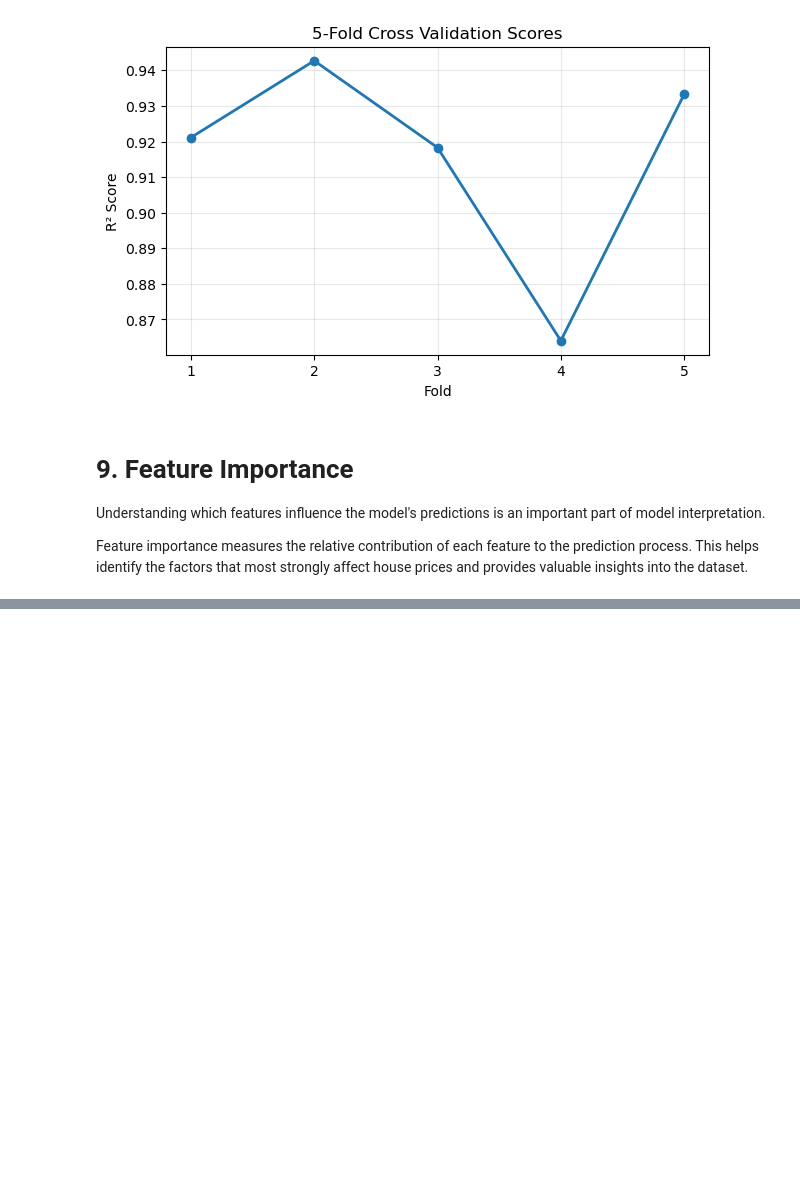
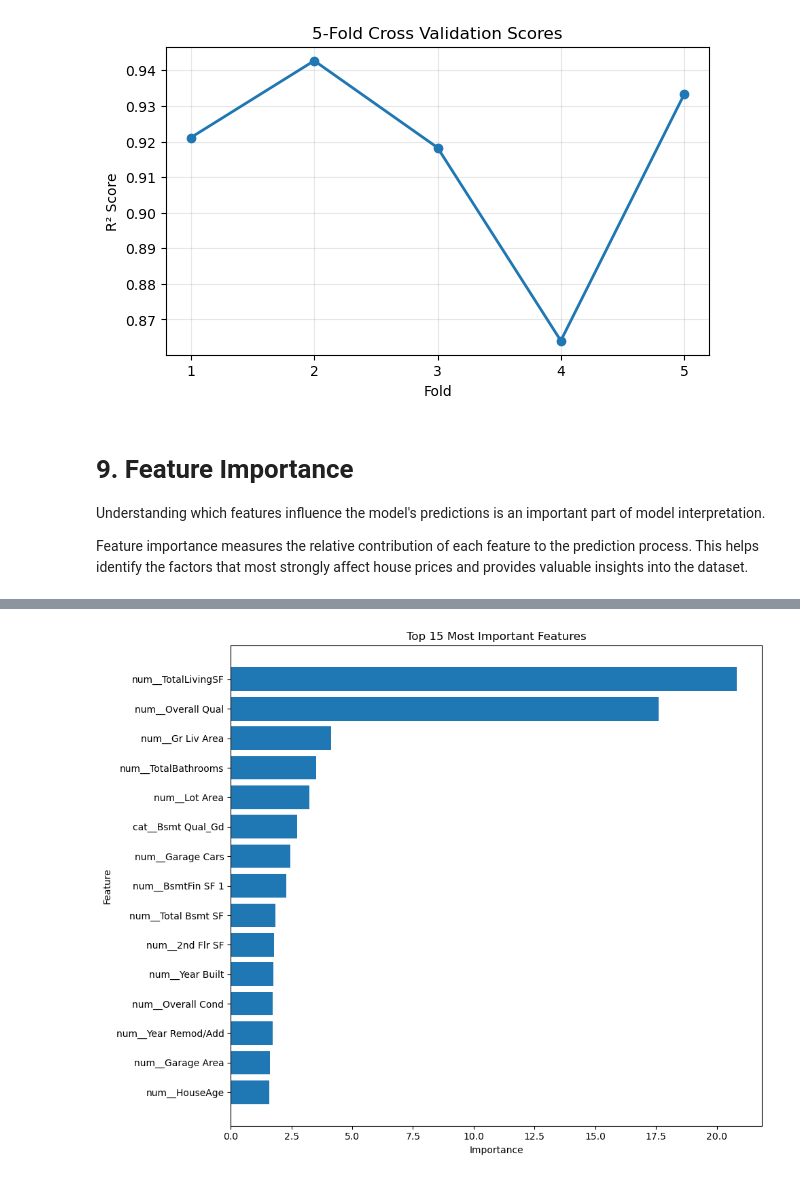
Before and after one commit to atika94/House-Price-Prediction, a Jupyter notebook: notebooks/House Price Prediction.ipynb, the cells around one changed output, grey strips where cells are left out. Saved outputs shown, nothing was run; the diff lists cells and outputs as text; code cells hidden in the pictures; blank space fills up the shorter version.

```diff
--- a/notebooks/House Price Prediction.ipynb
+++ b/notebooks/House Price Prediction.ipynb
@@ -951,0 +973,19 @@ importance_df = importance_df.sort_values(
+# %%
+plt.figure(figsize=(10,8))
+
+plt.barh(
+    importance_df["Feature"][:15],
+    importance_df["Importance"][:15]
+)
+
+plt.xlabel("Importance")
+plt.ylabel("Feature")
+plt.title("Top 15 Most Important Features")
+
+plt.gca().invert_yaxis()
+
+plt.tight_layout()
+
+plt.show()
+# %% [output]
+[figure, added]
```
Also changed, not shown: parts of 7 cells of this notebook.
